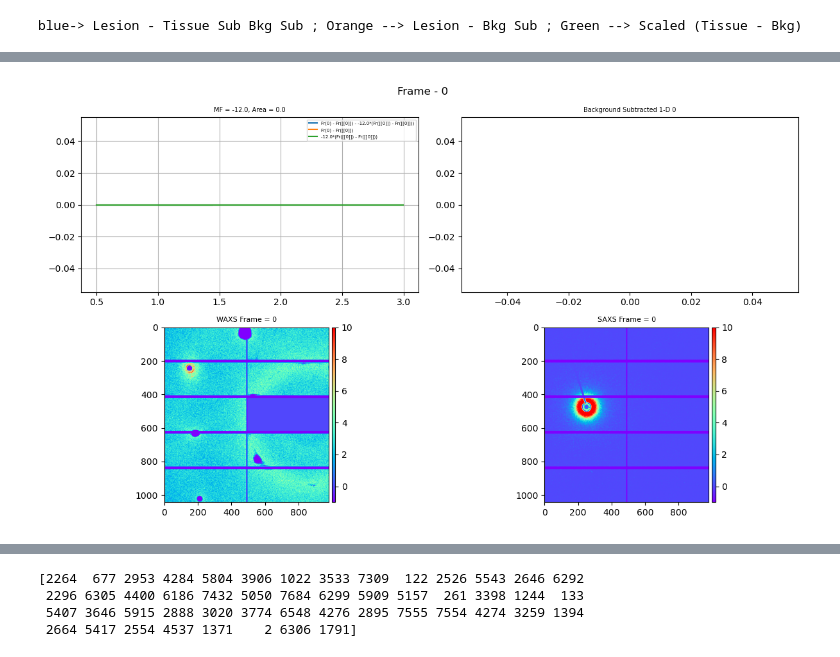
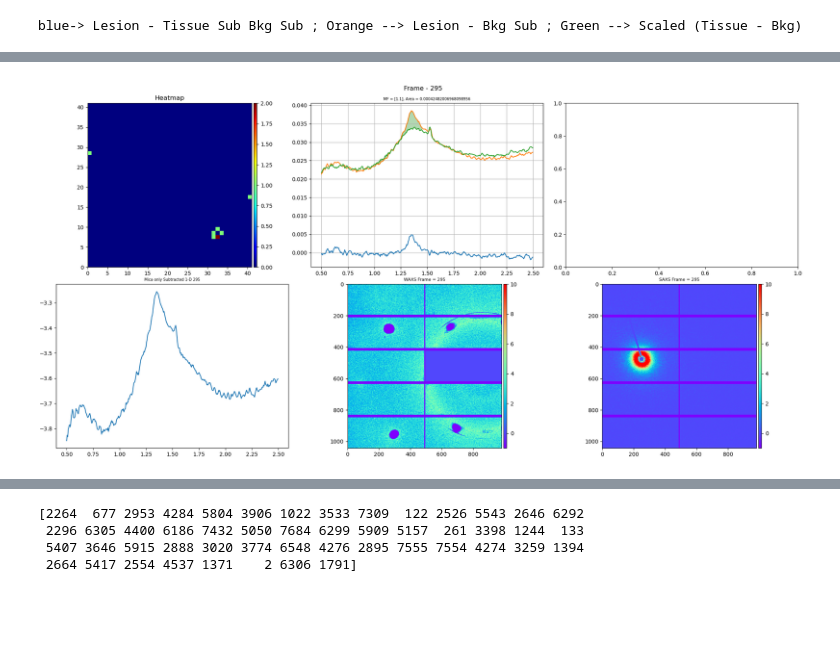
Before and after one commit to eeedinar/Alzheimers, a Jupyter notebook: bkg_Rg.ipynb, the cells around one changed output, grey strips where cells are left out. Saved outputs shown, nothing was run; the diff lists cells and outputs as text; code cells hidden in the pictures; blank space fills up the shorter version.

```diff
--- a/bkg_Rg.ipynb
+++ b/bkg_Rg.ipynb
@@ -23,65 +22,83 @@ out = ipywidgets.Output()
 
 # QSearchStart, QSearchEnd = 1.55, 1.8           # scaling regions 295,310 or may be 290,370
 # frame = 2428 #7048                             # amyloid frame    2428, 3101, 3923, 2190,  691, 1134, 458
-# tissue_frames = [6296,]                        # tissue frame,
+# tissue_frames = [6296,]                        # tissue frame
 # bkg_frames = [6000, 6001, 6002, 6003 ] # 973   # background frame
 # area_minQ = 1.0
 # area_maxQ = 1.45
 # mf_max = 2.5           # mf must be less than this value
 # mf_min = 1.0           # mf must be greater than this value
 
-file     = "1948_EC-roi1_0_0_masked.h5"  # "2029_Dentate_gyrus-roi0_masked.h5"  "1898_V1-roi1_0_0_masked.h5"
+file     = "1898_CING-roi0_0_0_masked_intp.h5"    # "1898_CING-roi0_0_0_masked_intp.h5"  --> 379 "2048_B8_masked.h5"  --> 1362
+bkg_file = None                                   # None "1898_CING-roi0_0_0_masked_intp.h5"
+bkg_dir  = None  # None  "/Volumes/HDD/BNL-Data/Mar-2023/1898/"
 
 Width, Height = width_height(file)    # considering the fact that width and height is same for source and masked file
 n_patterns    = Width*Height
+test_frames   =  [295, 296, 359, 361, 377, 697, 1148]  # "1898_CING-roi0_0_0_masked_intp.h5" -> [295, 296, 359, 361, 377, 697, 1148]   "2048_B8_masked.h5"  --> [2068, 2079]
+test_frames   = np.arange(0, n_patterns-1) if not test_frames else test_frames
+tissue_frames = flatten([[1593, 1594, 1598, 1439,1430, 1276]])  # None "1898_CING-roi0_0_0_masked_intp.h5" -> flatten([[1593, 1594, 1598, 1439,1430, 1276]])  "2048_B8_masked.h5"  --> flatten([[2061, 2085]])
 
-frame    = ipywidgets.IntSlider(min=0, max=n_patterns-1, value=0, description      = "Frame", continuous_update=False)
-tissue_frames = ipywidgets.IntsInput(min=0, max=n_patterns-1, value=[0], format='d', continuous_update=False)  # description = "tissue_frames",
-bkg_frames = ipywidgets.IntsInput(min=0, max=n_patterns-1, value=[0], format='d', continuous_update=False)    # description    = "bkg_frames",
+frame         = ipywidgets.SelectionSlider(options=test_frames,  value=test_frames[0],    description = "Frame", continuous_update=False, layout=ipywidgets.Layout(width='50%'))
+if not tissue_frames:
+    tissue_frames = ipywidgets.IntsInput(min=0, max=n_patterns-1, value=[0], format='d', description = "Tissue", continuous_update=False)    # description    = "bkg_frames",
+else:
+    tissue_frames = ipywidgets.SelectMultiple(options=tissue_frames, value=[tissue_frames[0]],  description = "Tissue",continuous_update=False)  # description = "tissue_frames",
+bkg_frames = ipywidgets.IntsInput(min=0, max=n_patterns-1, value=[], format='d', description = "Bkg", continuous_update=False)    # description    = "bkg_frames",
 
-search_q   = ipywidgets.FloatRangeSlider( value=(1.55, 1.85), min=qgrid2[0],   max=qgrid2[-1], step=0.005,   description='search_q:',  disabled=False,  continuous_update=False,  orientation='horizontal',  readout=True, readout_format='.3f',layout=ipywidgets.Layout(width='50%') )
+plot_q     = ipywidgets.FloatRangeSlider( value=(0.5, 2.5), min=qgrid2[0],   max=qgrid2[-1], step=0.005,    description='plot_q:',  disabled=False,  continuous_update=False,  orientation='horizontal',  readout=True, readout_format='.3f',layout=ipywidgets.Layout(width='50%') )
+fit_q_range   = ipywidgets.FloatRangeSlider( value=(1.55, 1.85), min=qgrid2[0],   max=qgrid2[-1], step=0.005,   description='fit_q:',  disabled=False,  continuous_update=False,  orientation='horizontal',  readout=True, readout_format='.3f',layout=ipywidgets.Layout(width='50%') )
 area_q     = ipywidgets.FloatRangeSlider( value=(1.0, 1.45), min=qgrid2[0],   max=qgrid2[-1], step=0.005,    description='area_q:',  disabled=False,  continuous_update=False,  orientation='horizontal',  readout=True, readout_format='.3f',layout=ipywidgets.Layout(width='50%') )
-mf_q       = ipywidgets.FloatRangeSlider( value=(1.0, 2.5), min=qgrid2[0],   max=qgrid2[-1], step=0.005,     description='mf_q:',  disabled=False,  continuous_update=False,  orientation='horizontal',  readout=True, readout_format='.3f',layout=ipywidgets.Layout(width='50%') )
+selected_tissue = []
+ch = ipywidgets.Checkbox(value=False, description='Add Selected Tissue ',)
 
-seek_mf     = (-12,12,0.01)        #gray           # mf goes from -8 to +8 by 0.01
+seek_mf     = (-12,12,0.01)        #gray       # mf goes from -8 to +8 by 0.01
 window_size = 4                                # window size for moving average filter
-kernal_size = 7
 
-
-f, axs = plt.subplots(nrows=2, ncols=2, num=file, figsize=(12,7))
+plt.close('all')
+f, axs = plt.subplots(nrows=2, ncols=3, num=file, figsize=(20,10))
+data   = Data_Analysis(file, qgrid2, window_size=window_size, directory=os.getcwd())
 
 @out.capture(clear_output=True)
-def bkg_tissue_sub(file, frame, tissue_frames, bkg_frames, search_q, area_q, mf_q, seek_mf, window_size, f, axs):
+def bkg_tissue_sub(frame, tissue_frames, bkg_frames, fit_q_range, area_q, seek_mf, window_size, plot_q, f, axs):
+    ch.value = False
+    print('selected tissue so far:', flatten(selected_tissue))
     area_minQ, area_maxQ = area_q
-    mf_min, mf_max= mf_q
-    # [6280, 6320, 6154]
+    plot_minQ, plot_maxQ = plot_q
+    idx_start, idx_end = qgrid_to_indices(qgrid2, plot_minQ) , qgrid_to_indices(qgrid2, plot_maxQ)
+
     ### Tissue scaled background subtraction
-    data = Data_Analysis(file, qgrid2, window_size=window_size, directory=os.getcwd())
-    Iq   = data.bkg_sub(bkg_frame = bkg_frames)
-    mf, area, _ , _ = data.tissue_sub(frame, tissue_frames, scale_method = 'MSE', return_alg = 'one_tissue-fr' , \
-                                                        area_minQ= area_minQ, area_maxQ = area_maxQ, mf_Qindices = search_q, \
-                                                        seek_mf = seek_mf, mf_min=mf_min, mf_max=mf_max , \
-                                                        window_size=window_size, show_result=True);
-
-    mf,area = data.scaling_frame(frame, tissue_frames, area_minQ= area_minQ, area_maxQ = area_maxQ, mf_Qindices = search_q, seek_mf = seek_mf, window_size=window_size, show_result=False)
+    print(frame, tissue_frames)
+    Iq              = data.bkg_sub(bkg_frame = bkg_frames, bkg_file=bkg_file, bkg_dir= bkg_dir)
+    mf,area         = data.tissue_sub(frame, tissue_frames, mf_Qindices = fit_q_range, tissue_input = False, method = 'MSE', area_minQ= area_minQ, area_maxQ = area_maxQ,  seek_mf = seek_mf, show_result=True)
 
     [ax.clear() for ax in axs.flatten()]
-    ax = axs[0,0]
+    diff_patterns = np.zeros(Width*Height)
+    diff_patterns[test_frames] = 1
+    diff_patterns[frame] = 2
+    plot_heat_map_from_data(snaking(Width, Height, diff_patterns), Width, Height, args = (f,axs[0,0]), title= f'Heatmap', cmap="jet")
+
+    data.plot(frame, ax=axs[0,1], plot_minQ=plot_minQ, plot_maxQ=plot_maxQ, show_legend=False)
 
     ### plot IqBS 1-D data
-    axs[0,1].plot(data.qgrid, np.log(data.IqBS[data.input_fr,:].flatten()))
-    axs[0,1].set_title(f'Background Subtracted 1-D {data.input_fr}', fontsize=7)
+    axs[1,0].plot(data.qgrid[idx_start:idx_end], np.log(data.IqBS[data.input_fr,idx_start:idx_end].flatten()))
+    axs[1,0].set_title(f'Mica only Subtracted 1-D {data.input_fr}', fontsize=7)
 
     ### plot SAXS and WAXS images
-    waxs_diff_image(data.file, data.input_fr, f=f, ax=axs[1,0])
-    saxs_diff_image(data.file, data.input_fr, f=f, ax=axs[1,1])
+    waxs_diff_image(data.file, data.input_fr, f=f, ax=axs[1,1])
+    saxs_diff_image(data.file, data.input_fr, f=f, ax=axs[1,2])
 
-    data.plot(ax=ax, plot_minQ=0.5, plot_maxQ=3)
     # plt.close()
+@out.capture(clear_output=False)
+def update_sel_tissue(ch):
+    if ch:
+        selected_tissue.append(list(tissue_frames.value))
+    print('selected tissue so far:', flatten(selected_tissue))
+ipywidgets.interactive(update_sel_tissue,ch=ch)
 
-inputs= ipywidgets.interactive(bkg_tissue_sub, file=fixed(file), frame=frame, tissue_frames=tissue_frames, bkg_frames=bkg_frames, search_q= search_q, area_q= area_q, mf_q = mf_q, seek_mf=fixed(seek_mf), window_size=fixed(window_size), f=fixed(f), axs=fixed(axs))
+inputs= ipywidgets.interactive(bkg_tissue_sub, frame=frame, tissue_frames=tissue_frames, bkg_frames=bkg_frames, fit_q_range= fit_q_range, area_q= area_q, seek_mf=fixed(seek_mf), window_size=fixed(window_size), plot_q=plot_q, f=fixed(f), axs=fixed(axs))
 print('blue-> Lesion - Tissue Sub Bkg Sub ; Orange --> Lesion - Bkg Sub ; Green --> Scaled (Tissue - Bkg)')
-display(inputs)
+display(inputs,ch)
 display(out)
 # %% [output]
 blue-> Lesion - Tissue Sub Bkg Sub ; Orange --> Lesion - Bkg Sub ; Green --> Scaled (Tissue - Bkg)
@@ -89,2 +107,2 @@ interactive(children=(IntSlider(value=0, continuous_update=False, description='F
 [interactive output not drawn]
-[figure, old version]
+[figure, new version]
```
Also changed, not shown: parts of 18 cells of this notebook, 13 other files.
